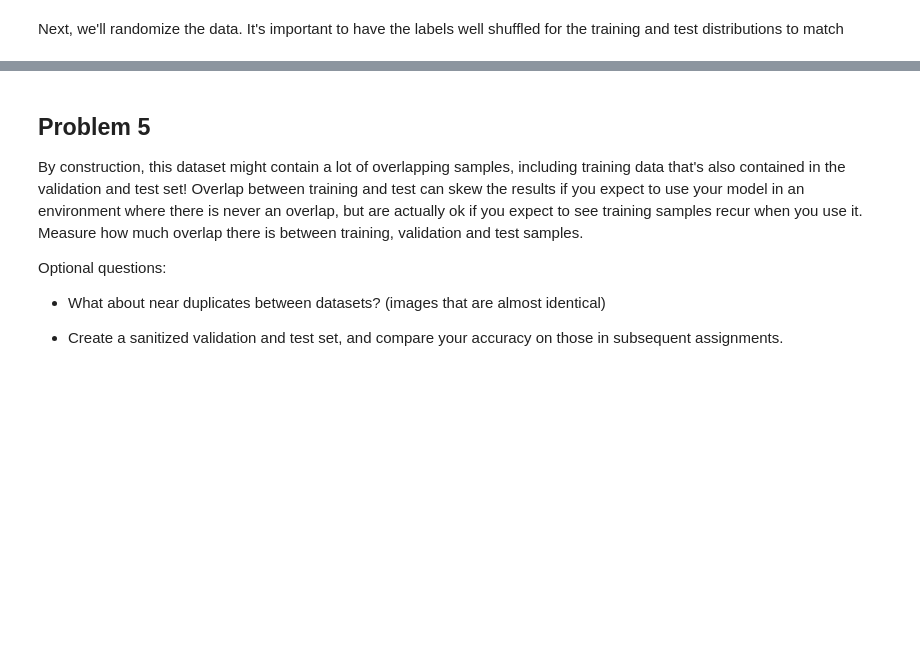
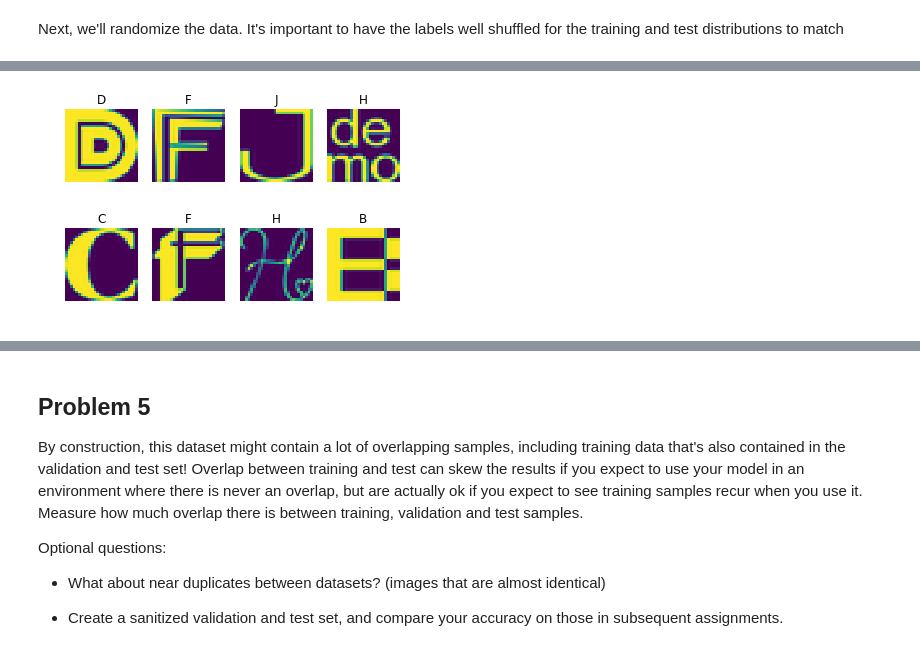
Before and after one commit to patadadeburro/deep_learning_uda730, a Jupyter notebook: assignement_1.ipynb, the cells around one changed output, grey strips where cells are left out. Cells and saved outputs as stored; diff of their text form; code cells hidden in the pictures; blank space fills up the shorter version.

```diff
--- a/assignement_1.ipynb
+++ b/assignement_1.ipynb
@@ -495,0 +560,4 @@ valid_dataset, valid_labels = randomize(valid_dataset, valid_labels)
+# %%
+disp_sample_dataset(valid_dataset, valid_labels)
+# %% [output]
+[figure, added]
```
Also changed, not shown: parts of 14 cells of this notebook.
